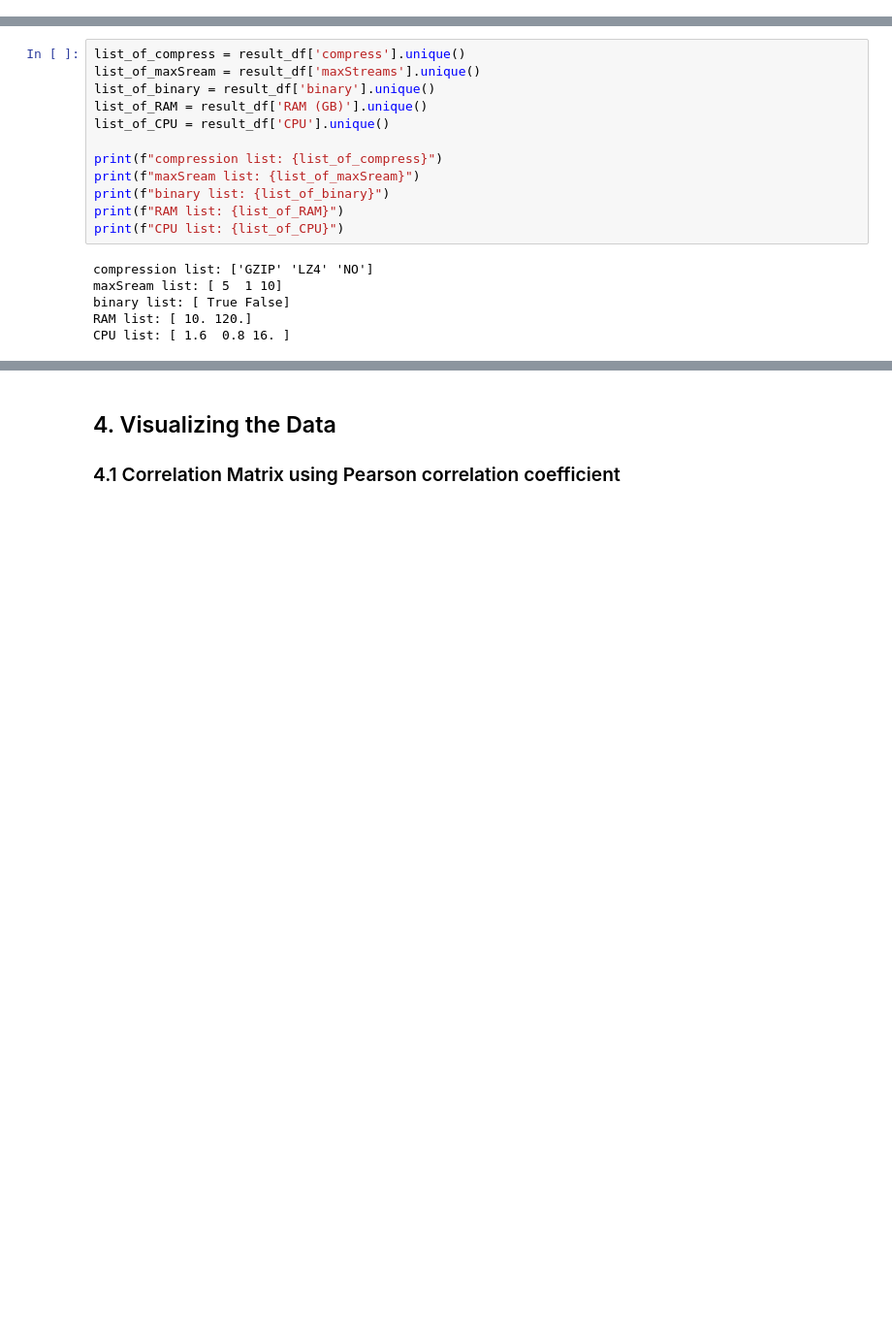
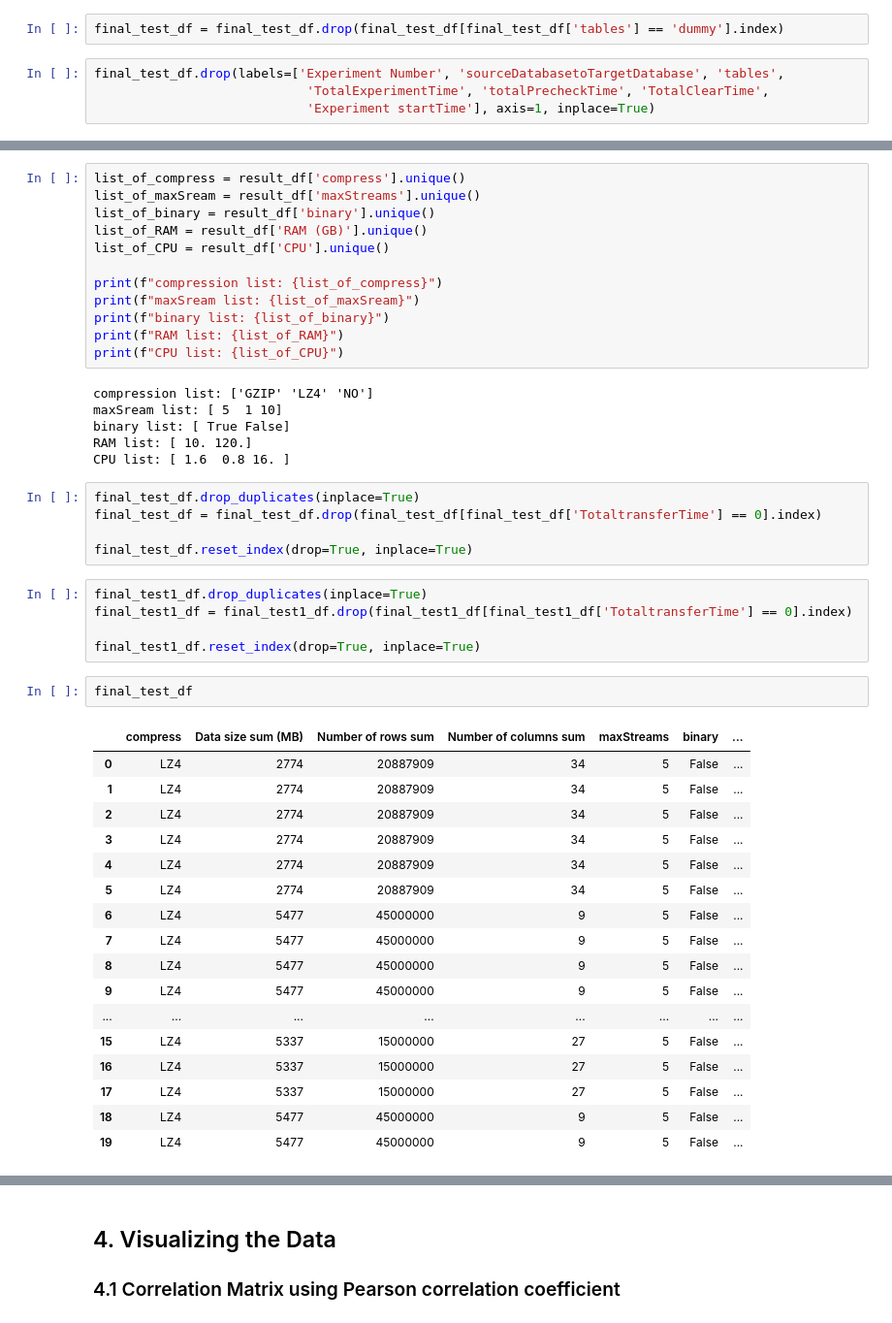
Before and after one commit to yorku-ease/DmML, a Jupyter notebook: db2_data_cleaning.ipynb, the cells around one changed output, grey strips where cells are left out. Shown at 97% size. Drawn from its saved outputs; the diff is of its cells as text; blank space fills up the shorter version.

```diff
--- a/db2_data_cleaning.ipynb
+++ b/db2_data_cleaning.ipynb
@@ -435,0 +575,6 @@ result_df.drop(labels=['Experiment Number', 'sourceDatabasetoTargetDatabase', 't
+# %%
+final_test_df = final_test_df.drop(final_test_df[final_test_df['tables'] == 'dummy'].index)
+# %%
+final_test_df.drop(labels=['Experiment Number', 'sourceDatabasetoTargetDatabase', 'tables',
+                            'TotalExperimentTime', 'totalPrecheckTime', 'TotalClearTime',
+                            'Experiment startTime'], axis=1, inplace=True)
@@ -574,3 +723,33 @@ maxSream list: [ 5  1 10]
 binary list: [ True False]
 RAM list: [ 10. 120.]
 CPU list: [ 1.6  0.8 16. ]
+# %%
+final_test_df.drop_duplicates(inplace=True)
+final_test_df = final_test_df.drop(final_test_df[final_test_df['TotaltransferTime'] == 0].index)
+
+final_test_df.reset_index(drop=True, inplace=True)
+# %%
+final_test1_df.drop_duplicates(inplace=True)
+final_test1_df = final_test1_df.drop(final_test1_df[final_test1_df['TotaltransferTime'] == 0].index)
+
+final_test1_df.reset_index(drop=True, inplace=True)
+# %%
+final_test_df
+# %% [output]
+|  | compress | Data size sum (MB) | Number of rows sum | Number of columns sum | maxStreams | binary | ... |
+| 0 | LZ4 | 2774 | 20887909 | 34 | 5 | False | ... |
+| 1 | LZ4 | 2774 | 20887909 | 34 | 5 | False | ... |
+| 2 | LZ4 | 2774 | 20887909 | 34 | 5 | False | ... |
+| 3 | LZ4 | 2774 | 20887909 | 34 | 5 | False | ... |
+| 4 | LZ4 | 2774 | 20887909 | 34 | 5 | False | ... |
+| 5 | LZ4 | 2774 | 20887909 | 34 | 5 | False | ... |
+| 6 | LZ4 | 5477 | 45000000 | 9 | 5 | False | ... |
+| 7 | LZ4 | 5477 | 45000000 | 9 | 5 | False | ... |
+| 8 | LZ4 | 5477 | 45000000 | 9 | 5 | False | ... |
+| 9 | LZ4 | 5477 | 45000000 | 9 | 5 | False | ... |
+| ... | ... | ... | ... | ... | ... | ... | ... |
+| 15 | LZ4 | 5337 | 15000000 | 27 | 5 | False | ... |
+| 16 | LZ4 | 5337 | 15000000 | 27 | 5 | False | ... |
+| 17 | LZ4 | 5337 | 15000000 | 27 | 5 | False | ... |
+| 18 | LZ4 | 5477 | 45000000 | 9 | 5 | False | ... |
+| 19 | LZ4 | 5477 | 45000000 | 9 | 5 | False | ... |
```
Also changed, not shown: parts of 126 cells of this notebook.
